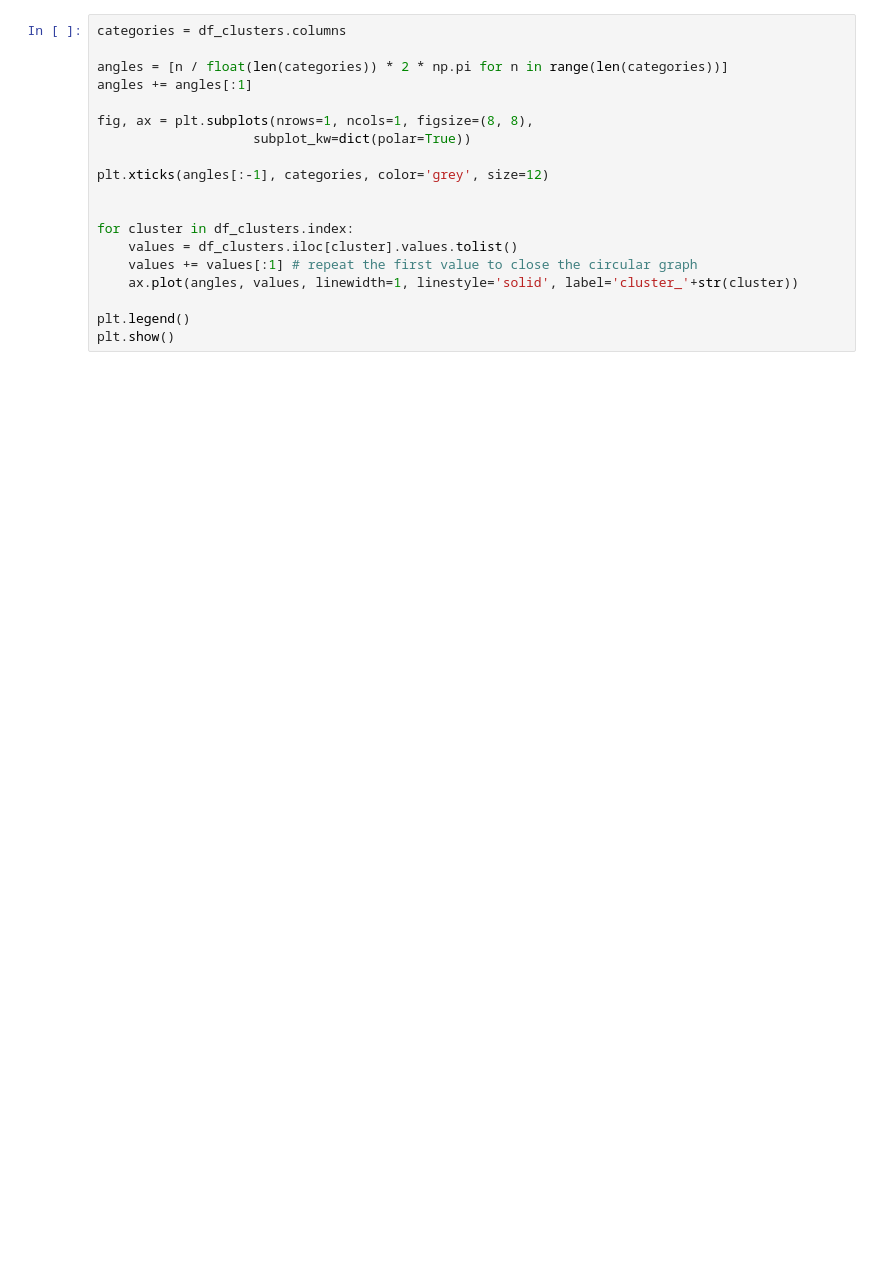
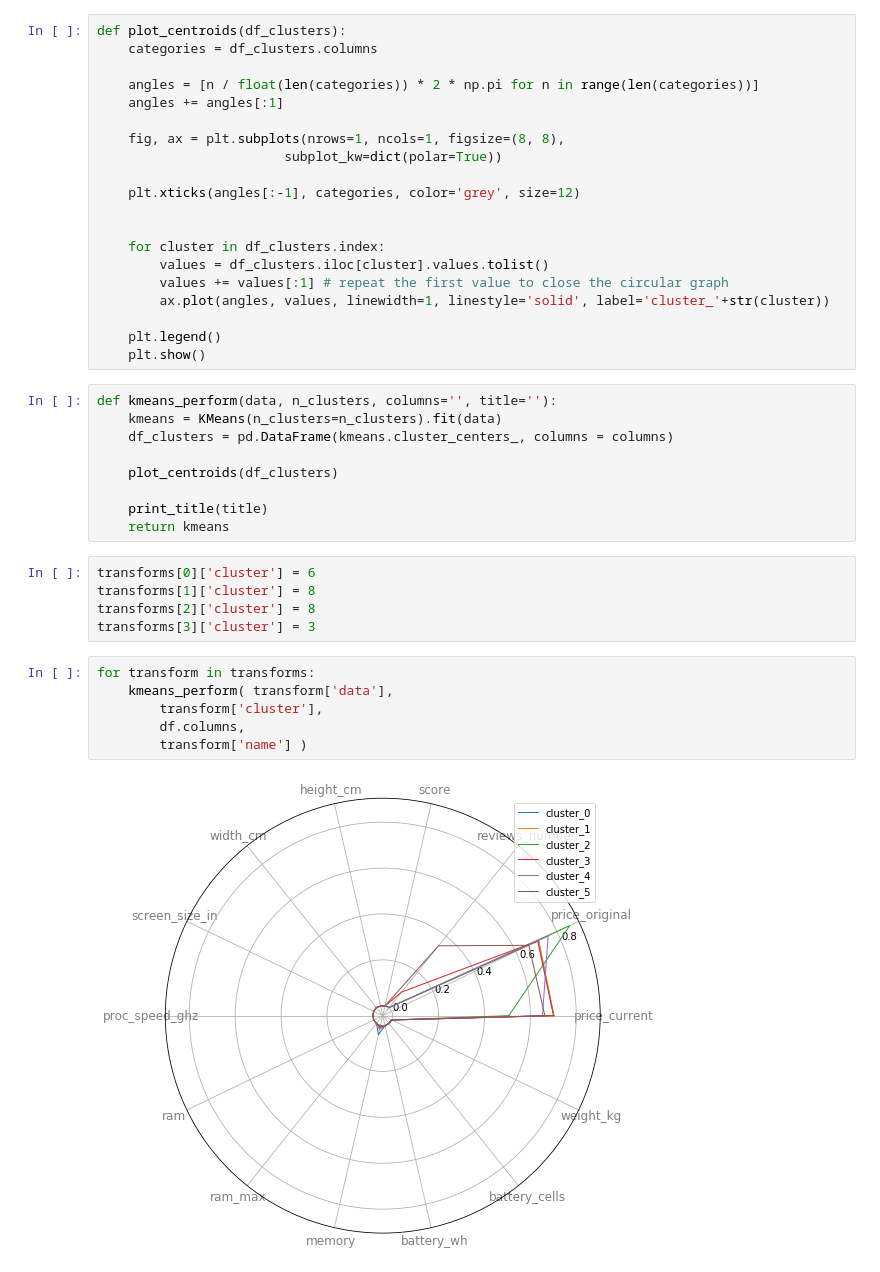
Before and after one commit to AlanIsaacV/Data-Science, a Jupyter notebook: Transform/scaling.ipynb, the cells around one changed output. Drawn from its saved outputs; the diff is of its cells as text; blank space fills up the shorter version.

```diff
--- a/Transform/scaling.ipynb
+++ b/Transform/scaling.ipynb
@@ -97,19 +152,42 @@ df_clusters.iloc[0]
 # %%
-categories = df_clusters.columns
+def plot_centroids(df_clusters):
+    categories = df_clusters.columns
 
-angles = [n / float(len(categories)) * 2 * np.pi for n in range(len(categories))]
-angles += angles[:1]
+    angles = [n / float(len(categories)) * 2 * np.pi for n in range(len(categories))]
+    angles += angles[:1]
 
-fig, ax = plt.subplots(nrows=1, ncols=1, figsize=(8, 8),
-                    subplot_kw=dict(polar=True))
+    fig, ax = plt.subplots(nrows=1, ncols=1, figsize=(8, 8),
+                        subplot_kw=dict(polar=True))
 
-plt.xticks(angles[:-1], categories, color='grey', size=12)
+    plt.xticks(angles[:-1], categories, color='grey', size=12)
 
 
-for cluster in df_clusters.index:
-    values = df_clusters.iloc[cluster].values.tolist()
-    values += values[:1] # repeat the first value to close the circular graph
-    ax.plot(angles, values, linewidth=1, linestyle='solid', label='cluster_'+str(cluster))
+    for cluster in df_clusters.index:
+        values = df_clusters.iloc[cluster].values.tolist()
+        values += values[:1] # repeat the first value to close the circular graph
+        ax.plot(angles, values, linewidth=1, linestyle='solid', label='cluster_'+str(cluster))
 
-plt.legend()
-plt.show()
+    plt.legend()
+    plt.show()
+# %%
+def kmeans_perform(data, n_clusters, columns='', title=''):
+    kmeans = KMeans(n_clusters=n_clusters).fit(data)
+    df_clusters = pd.DataFrame(kmeans.cluster_centers_, columns = columns)
+
+    plot_centroids(df_clusters)
+
+    print_title(title)
+    return kmeans
+# %%
+transforms[0]['cluster'] = 6
+transforms[1]['cluster'] = 8
+transforms[2]['cluster'] = 8
+transforms[3]['cluster'] = 3
+# %%
+for transform in transforms:
+    kmeans_perform( transform['data'],
+        transform['cluster'],
+        df.columns,
+        transform['name'] )
+# %% [output]
+[figure, added]
```
Also changed, not shown: parts of 22 cells of this notebook.
